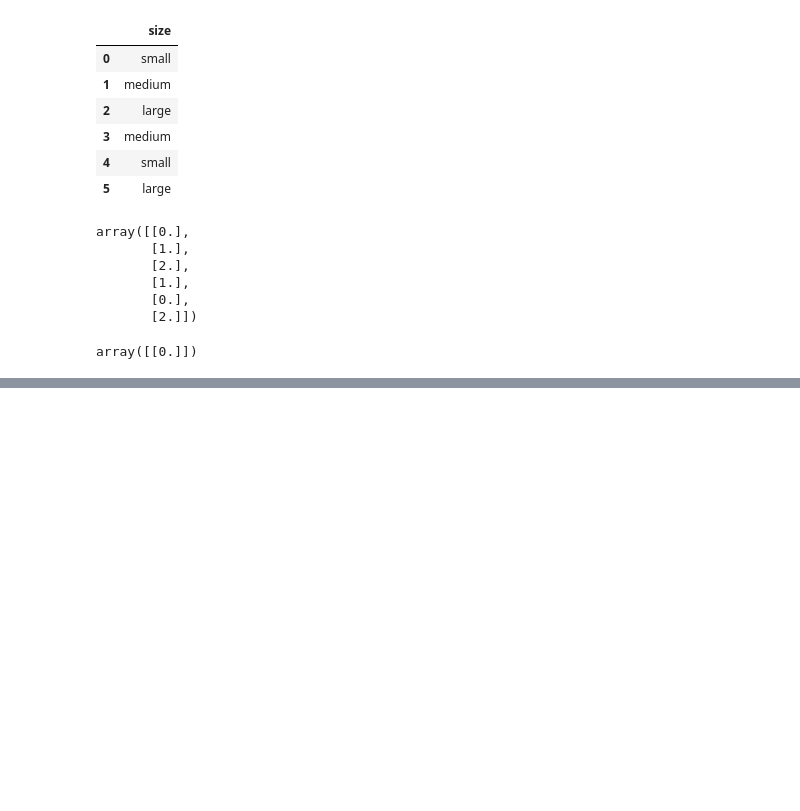
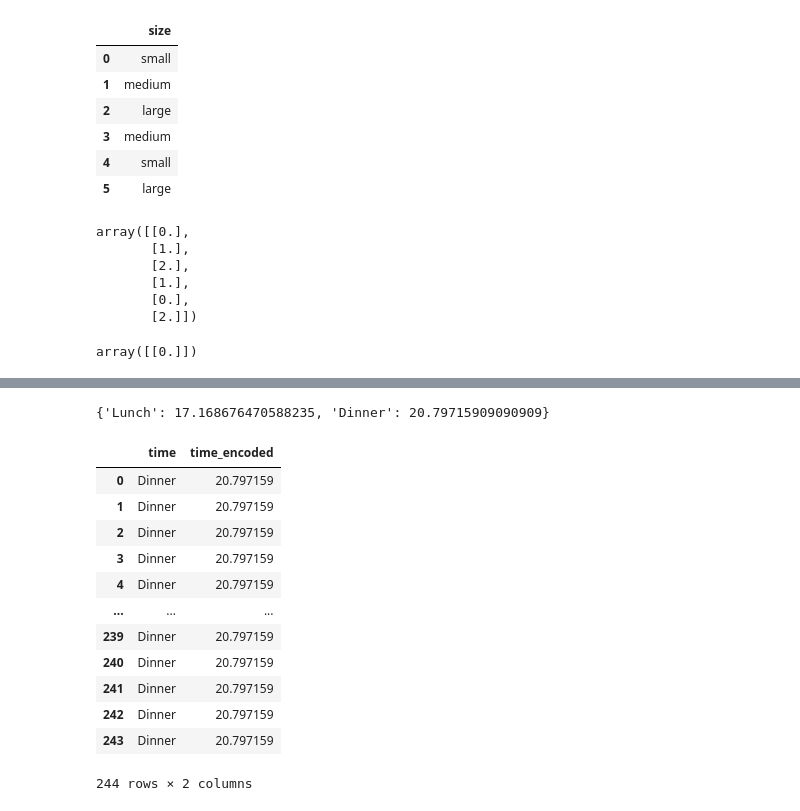
Before and after one commit to kunal356/ml-learning, a Jupyter notebook: 3. Encoding Techniques.ipynb, the cells around one changed output, grey strips where cells are left out. Cells and saved outputs as stored; diff of their text form; code cells hidden in the pictures; blank space fills up the shorter version.

```diff
--- a/3. Encoding Techniques.ipynb
+++ b/3. Encoding Techniques.ipynb
@@ -217,0 +256,3 @@ array([[0.]])
+# %%
+import seaborn as sns
+tips_data = sns.load_dataset('tips')
@@ -217,0 +273,24 @@ array([[0.]])
+# %%
+mean_price = tips_data.groupby('time')['total_bill'].mean().to_dict()
+# %%
+mean_price
+# %% [output]
+{'Lunch': 17.168676470588235, 'Dinner': 20.79715909090909}
+# %%
+tips_data['time_encoded'] = tips_data['time'].map(mean_price)
+# %%
+tips_data[['time', 'time_encoded']]
+# %% [output]
+|  | time | time_encoded |
+| 0 | Dinner | 20.797159 |
+| 1 | Dinner | 20.797159 |
+| 2 | Dinner | 20.797159 |
+| 3 | Dinner | 20.797159 |
+| 4 | Dinner | 20.797159 |
+| ... | ... | ... |
+| 239 | Dinner | 20.797159 |
+| 240 | Dinner | 20.797159 |
+| 241 | Dinner | 20.797159 |
+| 242 | Dinner | 20.797159 |
+| 243 | Dinner | 20.797159 |
+244 rows × 2 columns
```
Also changed, not shown: parts of 9 cells of this notebook.
